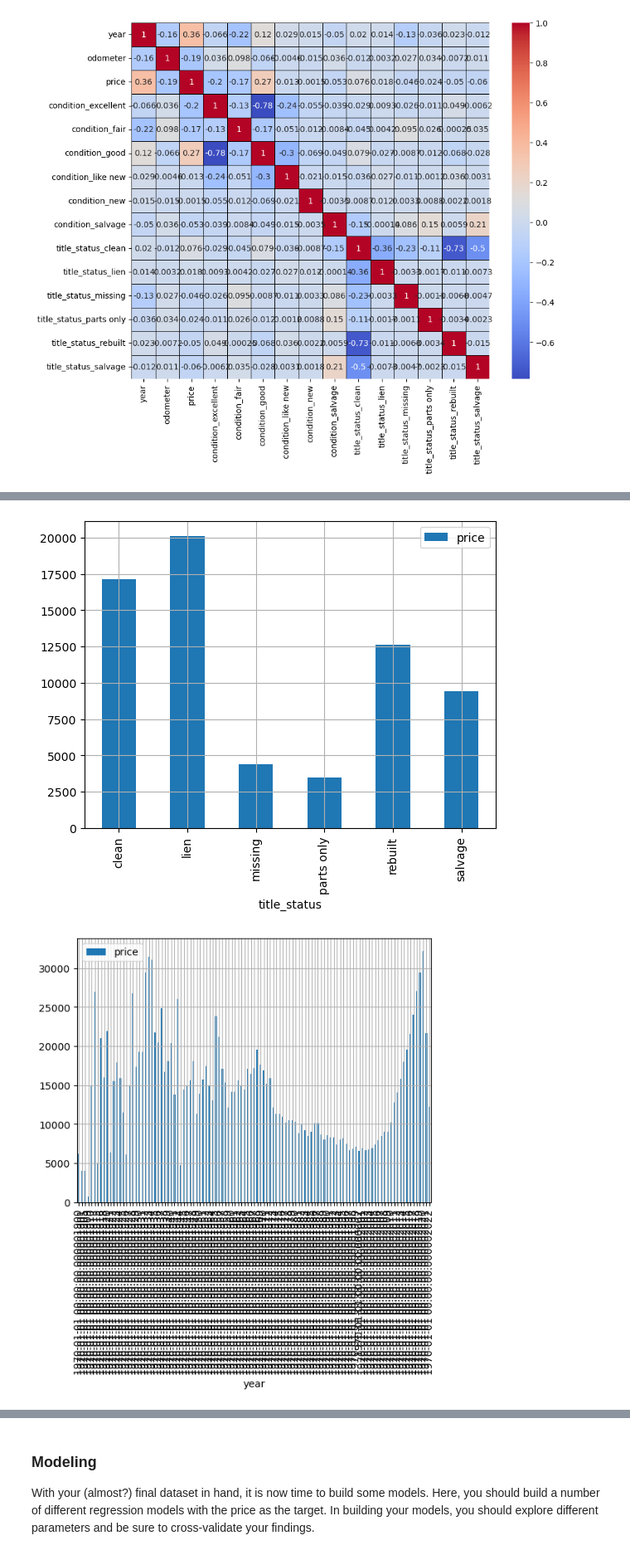
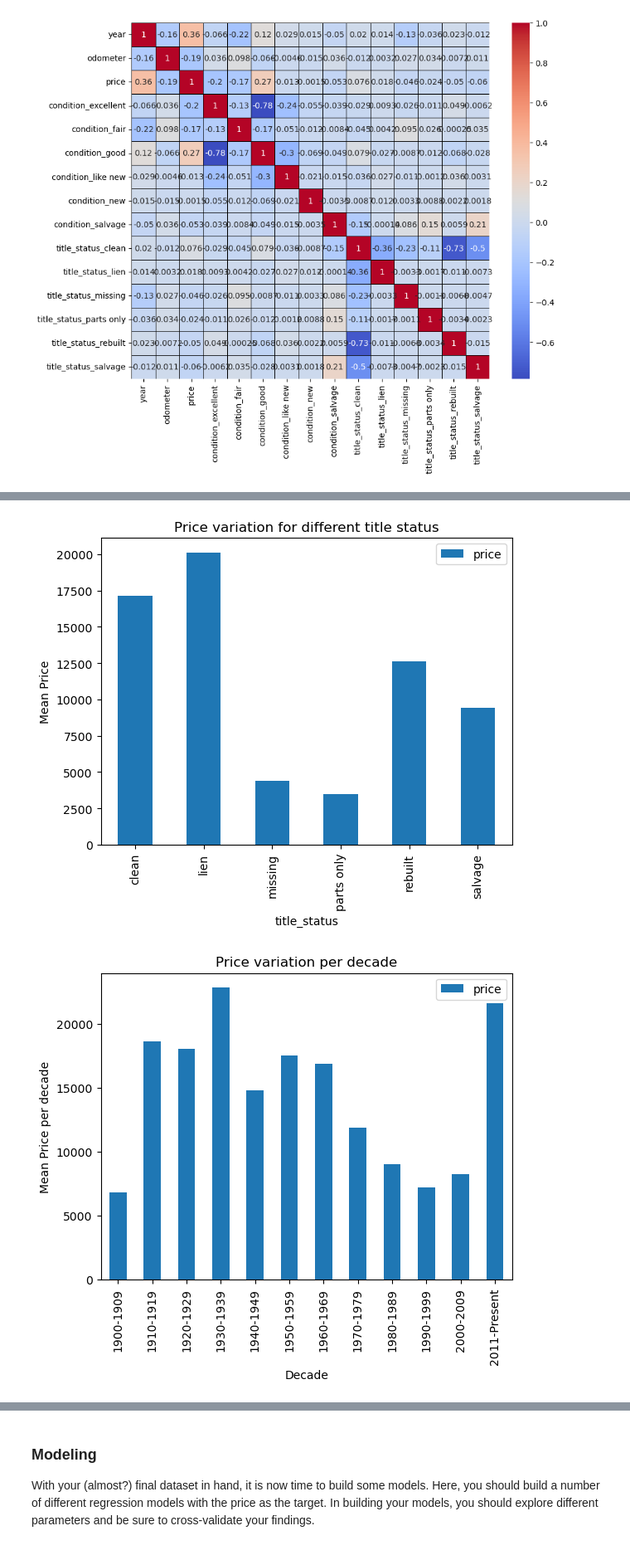
Before and after one commit to akshaynk21/ml_app2, a Jupyter notebook: used_car_prices.ipynb, the cells around one changed output, grey strips where cells are left out. Shown: that part at 83% size. Cells and saved outputs as stored; diff of their text form; code cells hidden in the pictures.

Commit message:
Updated Jupyter notebook with plots

```diff
--- a/used_car_prices.ipynb
+++ b/used_car_prices.ipynb
@@ -248,16 +253,22 @@ plt.grid()
 # %%
+# Visualizing the price variation by the title status
 df = data.groupby(['title_status'])['price'].mean().reset_index()
 df.plot.bar(x = 'title_status', y = 'price')
-plt.grid()
+plt.ylabel("Mean Price")
+plt.title("Price variation for different title status")
+plt.show()
 # %% [output]
-[figure, old version]
+[figure, new version]
 # %%
-df = data.groupby(['year'])['price'].mean().reset_index()
-df['year'] = pd.to_datetime(df['year'])
-# df['buckets'] = pd.cut(df['year'], bins=[1900, 1910, 1920, 1930, 1940, 1950, 1960, 1970, 1980, 1990, 2000, 2010],
-#                        labels=['1900-1909', '1910-1919', '1920-1929', '1930-1939', '1940-1949', '1950-1959', '1960-1969', '1970-1979',
-#                               '1980-1989', '1990-1999', '2000-2009', '2011-Present'])
-df.plot.bar(x = 'year', y = 'price')
-plt.grid()
+df = data[['year', 'price']].copy()
+df['buckets'] = pd.cut(df['year'], bins=[1899, 1910, 1920, 1930, 1940, 1950, 1960, 1970, 1980, 1990, 2000, 2010, 2022],
+                       labels=['1900-1909', '1910-1919', '1920-1929', '1930-1939', '1940-1949', '1950-1959', '1960-1969', '1970-1979',
+                              '1980-1989', '1990-1999', '2000-2009', '2011-Present'])
+df = df.groupby(['buckets'])['price'].mean().reset_index()
+df.plot.bar(x = 'buckets', y = 'price')
+plt.ylabel("Mean Price per decade")
+plt.xlabel("Decade")
+plt.title("Price variation per decade")
+plt.show()
 # %% [output]
-[figure, old version]
+[figure, new version]
```
Also changed, not shown: parts of 13 cells of this notebook.
